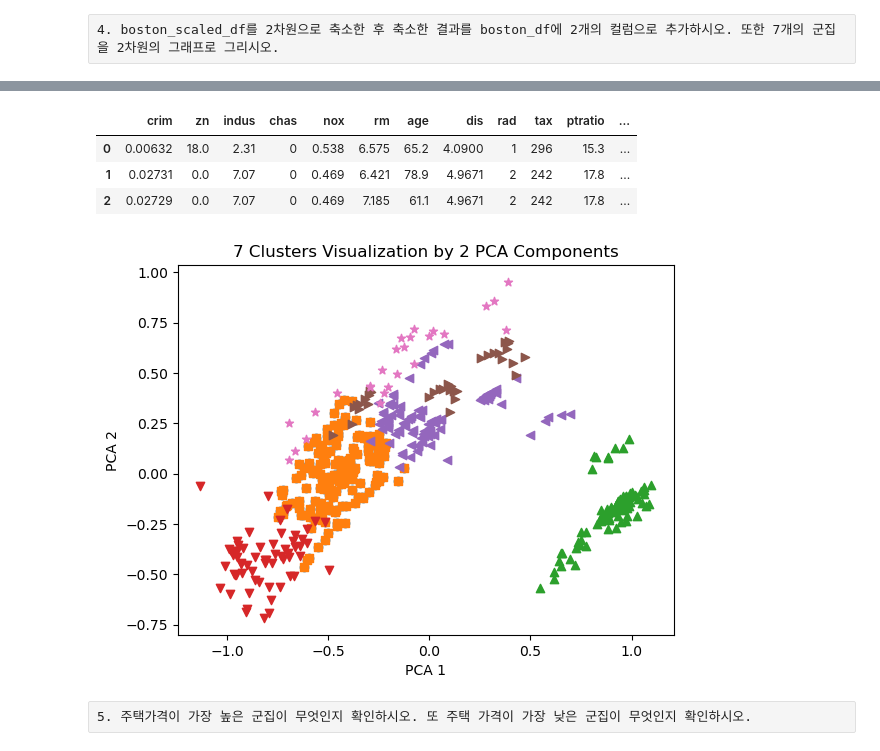
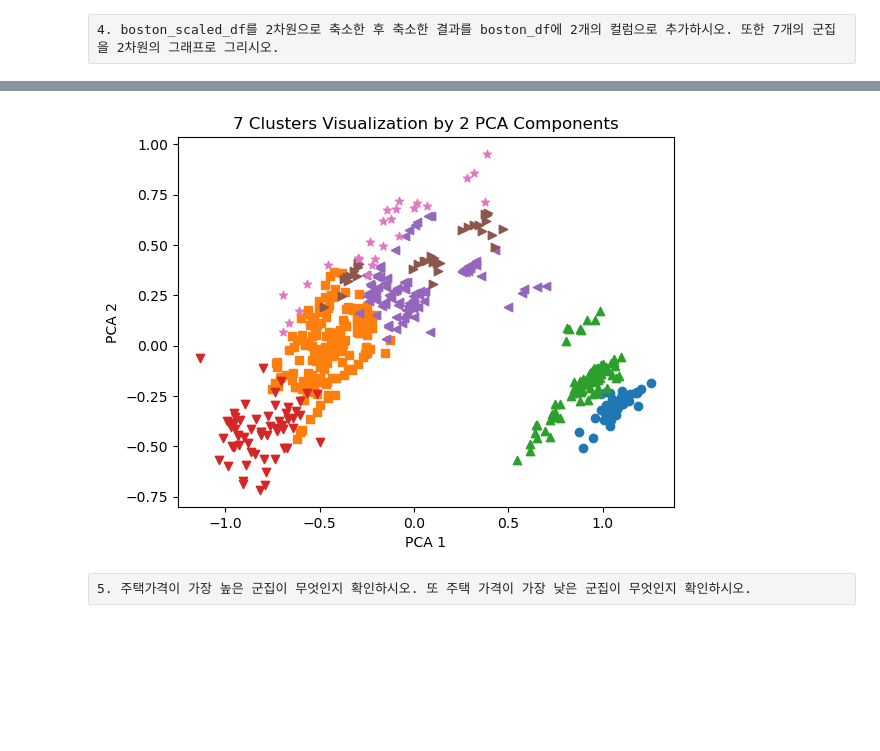
Before and after one commit to 0minKoh/dm-final-study, a Jupyter notebook: lab/labeled/12-1. K-Means 군집화 Lab1.ipynb, the cells around one changed output, grey strips where cells are left out. Saved outputs shown, nothing was run; the diff lists cells and outputs as text; code cells hidden in the pictures; blank space fills up the shorter version.

```diff
--- a/lab/labeled/12-1. K-Means 군집화 Lab1.ipynb
+++ b/lab/labeled/12-1. K-Means 군집화 Lab1.ipynb
@@ -85,5 +70,5 @@ boston_scaled_df
 # %%
-# Cluster Visualization
+# PCA
 from sklearn.decomposition import PCA
 
 pca = PCA(n_components=2)
@@ -91,39 +76,33 @@ pca_transformed = pca.fit_transform(boston_scaled_df)
 
 boston_df['pca_x'] = pca_transformed[:,0]
 boston_df['pca_y'] = pca_transformed[:,1]
-boston_df.head(3)
-# %% [output]
-|  | crim | zn | indus | chas | nox | rm | age | dis | rad | tax | ptratio | ... |
-| 0 | 0.00632 | 18.0 | 2.31 | 0 | 0.538 | 6.575 | 65.2 | 4.0900 | 1 | 296 | 15.3 | ... |
-| 1 | 0.02731 | 0.0 | 7.07 | 0 | 0.469 | 6.421 | 78.9 | 4.9671 | 2 | 242 | 17.8 | ... |
-| 2 | 0.02729 | 0.0 | 7.07 | 0 | 0.469 | 7.185 | 61.1 | 4.9671 | 2 | 242 | 17.8 | ... |
 # %%
 # Plotting
 # Index extraction per cluster
-marker0_ind = boston_df[boston_df['cluster']==1].index
+marker0_ind = boston_df[boston_df['cluster']==0].index
 marker1_ind = boston_df[boston_df['cluster']==1].index
 marker2_ind = boston_df[boston_df['cluster']==2].index
 marker3_ind = boston_df[boston_df['cluster']==3].index
 marker4_ind = boston_df[boston_df['cluster']==4].index
 marker5_ind = boston_df[boston_df['cluster']==5].index
 marker6_ind = boston_df[boston_df['cluster']==6].index
 
 # Using different markerts per each cluster
 plt.scatter(x=boston_df.loc[marker0_ind,'pca_x'], y=boston_df.loc[marker0_ind,'pca_y'], marker='o')
 plt.scatter(x=boston_df.loc[marker1_ind,'pca_x'], y=boston_df.loc[marker1_ind,'pca_y'], marker='s')
 plt.scatter(x=boston_df.loc[marker2_ind,'pca_x'], y=boston_df.loc[marker2_ind,'pca_y'], marker='^')
 plt.scatter(x=boston_df.loc[marker3_ind,'pca_x'], y=boston_df.loc[marker3_ind,'pca_y'], marker='v')
 plt.scatter(x=boston_df.loc[marker4_ind,'pca_x'], y=boston_df.loc[marker4_ind,'pca_y'], marker='<')
 plt.scatter(x=boston_df.loc[marker5_ind,'pca_x'], y=boston_df.loc[marker5_ind,'pca_y'], marker='>')
 plt.scatter(x=boston_df.loc[marker6_ind,'pca_x'], y=boston_df.loc[marker6_ind,'pca_y'], marker='*')
 
 
 plt.xlabel('PCA 1')
 plt.ylabel('PCA 2')
 plt.title('7 Clusters Visualization by 2 PCA Components')
 plt.show()
 # %% [output]
-[figure, old version]
+[figure, new version]
 # %% [raw]
 5. 주택가격이 가장 높은 군집이 무엇인지 확인하시오. 또 주택 가격이 가장 낮은 군집이 무엇인지 확인하시오.
 # %%
```
Also changed, not shown: parts of 10 cells of this notebook, 9 other files.
